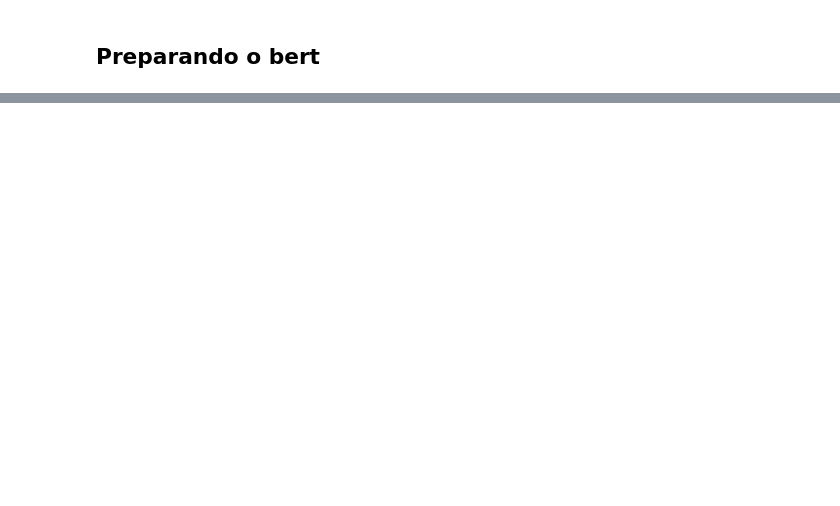
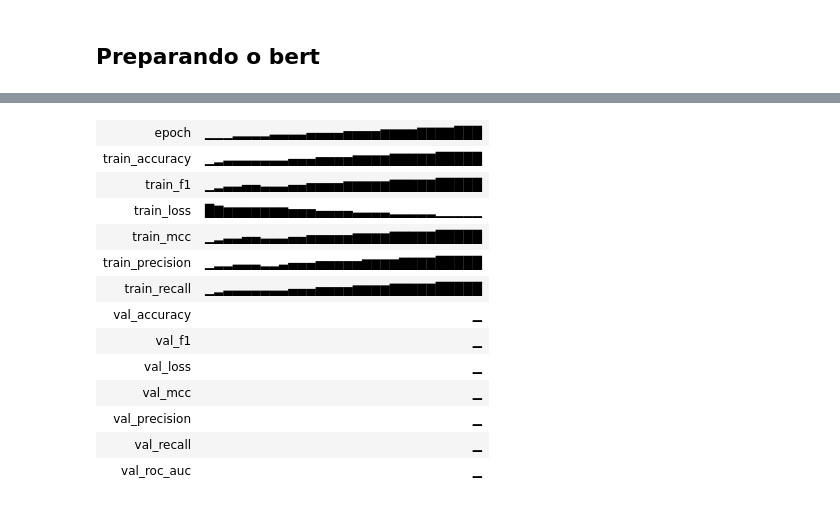
Before and after one commit to L0ureiro/Pedidos-e-Respostas-LAI, a Jupyter notebook: run_npad_gpu/TreinamentoInicial.ipynb, the cells around one changed output, grey strips where cells are left out. Saved outputs shown, nothing was run; the diff lists cells and outputs as text; code cells hidden in the pictures; blank space fills up the shorter version.

```diff
--- a/npad/DeepLearn+Mlops (1).ipynb
+++ b/run_npad_gpu/TreinamentoInicial.ipynb
@@ -444,18 +540,59 @@ for epoch in range(num_epochs):
-# %%
-model.eval()
-true_labels = []
-predicted_labels = []
-with torch.no_grad():
-    for batch in test_dataloader:
-        embeddings = batch[0].to(device).unsqueeze(1)  # Adicionar a dimensão de sequência
-        labels = batch[1].to(device)
-
-        outputs = model(inputs_embeds=embeddings)
-        logits = outputs.logits
-        predictions = torch.argmax(softmax(logits, dim=-1), dim=-1)
-
-        true_labels.extend(labels.cpu().numpy())
-        predicted_labels.extend(predictions.cpu().numpy())
-
-# Relatório detalhado
-print(classification_report(true_labels, predicted_labels, target_names=["Classe 0", "Classe 1"]))
+# %%
+# Avaliação no conjunto de validação
+model.eval()
+val_loss = 0
+val_true_labels = []
+val_predicted_labels = []
+val_probabilities = []
+
+with torch.no_grad():
+    progress_bar = tqdm(test_dataloader, desc="Validando", leave=False)
+    for batch in progress_bar:
+        embeddings = batch[0].to(device).unsqueeze(1)
+        labels = batch[1].to(device)
+
+        outputs = model(inputs_embeds=embeddings, labels=labels)
+        logits = outputs.logits
+        val_loss += outputs.loss.item()
+
+        # Obter probabilidades e predições
+        probabilities = softmax(logits, dim=-1).cpu().numpy()
+        predictions = torch.argmax(logits, dim=-1)
+
+        val_true_labels.extend(labels.cpu().numpy())
+        val_predicted_labels.extend(predictions.cpu().numpy())
+        val_probabilities.extend(probabilities)
+
+# Calcular métricas de validação
+val_accuracy = accuracy_score(val_true_labels, val_predicted_labels)
+val_f1 = f1_score(val_true_labels, val_predicted_labels, average="weighted")
+val_precision = precision_score(val_true_labels, val_predicted_labels, average="weighted")
+val_recall = recall_score(val_true_labels, val_predicted_labels, average="weighted")
+val_mcc = matthews_corrcoef(val_true_labels, val_predicted_labels)
+
+# Calcular ROC-AUC para problemas binários
+if len(set(val_true_labels)) == 2:  # Apenas para classificação binária
+    val_roc_auc = roc_auc_score(val_true_labels, [prob[1] for prob in val_probabilities])
+else:
+    val_roc_auc = None  # ROC-AUC não aplicável para classificação multiclasse
+
+# Exibir métricas
+print(f"Validation - Loss: {val_loss / len(test_dataloader):.4f} - "
+      f"Accuracy: {val_accuracy:.4f} - F1: {val_f1:.4f} - "
+      f"Precision: {val_precision:.4f} - Recall: {val_recall:.4f} - "
+      f"MCC: {val_mcc:.4f} - ROC-AUC: {val_roc_auc if val_roc_auc else 'N/A'}")
+
+# Logar métricas no WandB
+wandb.log({
+    "val_loss": val_loss / len(test_dataloader),
+    "val_accuracy": val_accuracy,
+    "val_f1": val_f1,
+    "val_precision": val_precision,
+    "val_recall": val_recall,
+    "val_mcc": val_mcc,
+    "val_roc_auc": val_roc_auc if val_roc_auc else None,
+})
+
+# Finalizar o WandB
+wandb.finish()
+# %% [output]
@@ -461,0 +602,14 @@ print(classification_report(true_labels, predicted_labels, target_names=["Classe
+| epoch | ▁▁▁▂▂▂▂▃▃▃▃▄▄▄▄▅▅▅▅▆▆▆▆▇▇▇▇███ |
+| train_accuracy | ▁▂▃▃▃▃▃▃▃▄▄▄▅▅▅▅▆▆▆▆▇▇▇▇▇█████ |
+| train_f1 | ▁▂▃▃▄▄▃▃▃▄▄▅▅▅▅▆▆▆▆▆▇▇▇▇▇█████ |
+| train_loss | █▇▆▆▆▆▆▆▆▅▅▅▄▄▄▄▃▃▃▃▂▂▂▂▂▁▁▁▁▁ |
+| train_mcc | ▁▂▃▃▄▄▃▃▃▄▄▅▅▅▅▅▆▆▆▆▇▇▇▇▇█████ |
+| train_precision | ▁▂▂▃▃▃▂▂▃▄▄▄▅▅▅▅▅▆▆▆▆▇▇▇▇█████ |
+| train_recall | ▁▂▃▃▃▃▃▃▃▄▄▄▅▅▅▅▆▆▆▆▇▇▇▇▇█████ |
+| val_accuracy | ▁ |
+| val_f1 | ▁ |
+| val_loss | ▁ |
+| val_mcc | ▁ |
+| val_precision | ▁ |
+| val_recall | ▁ |
+| val_roc_auc | ▁ |
```
Also changed, not shown: parts of 14 cells of this notebook, 2 other files.
